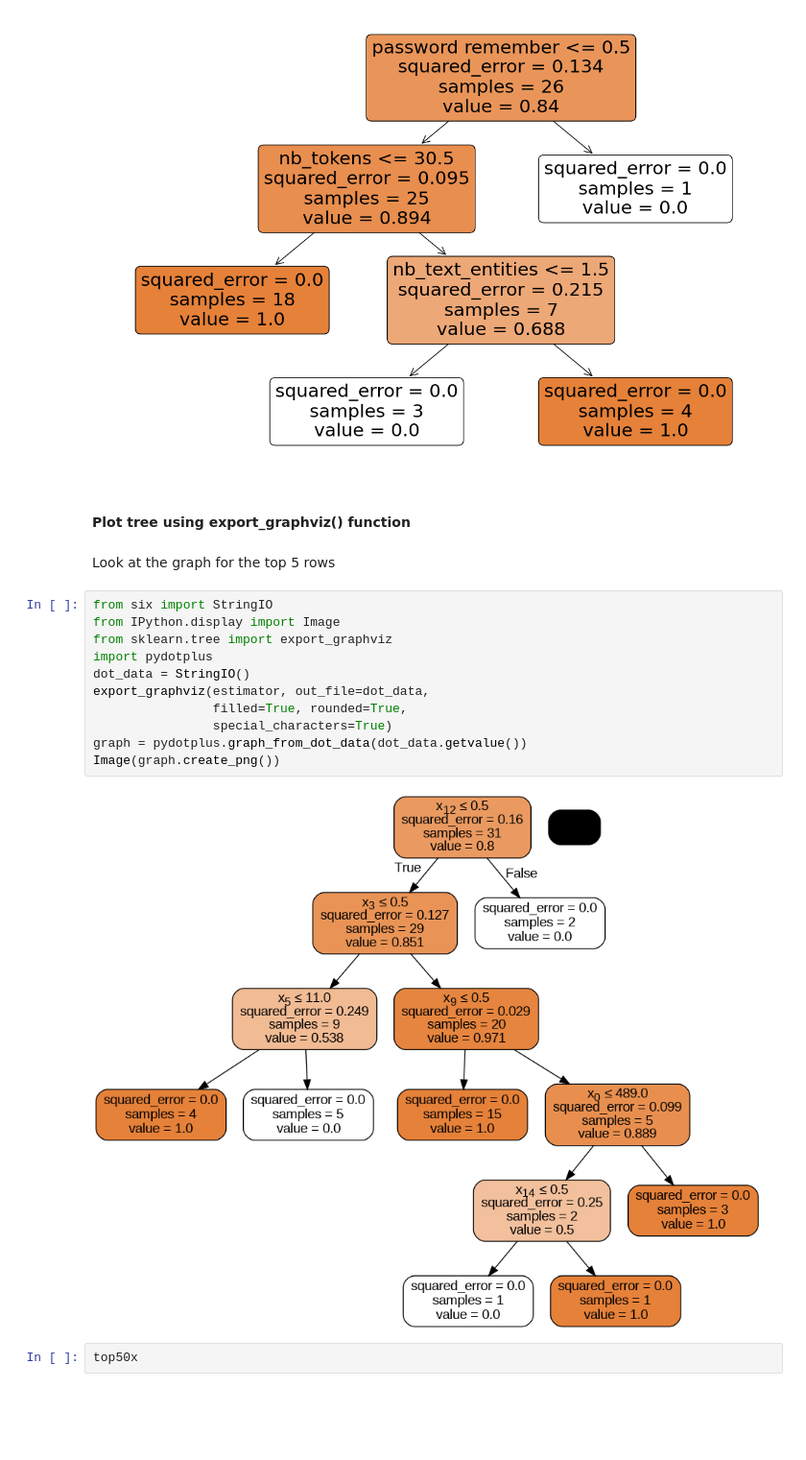
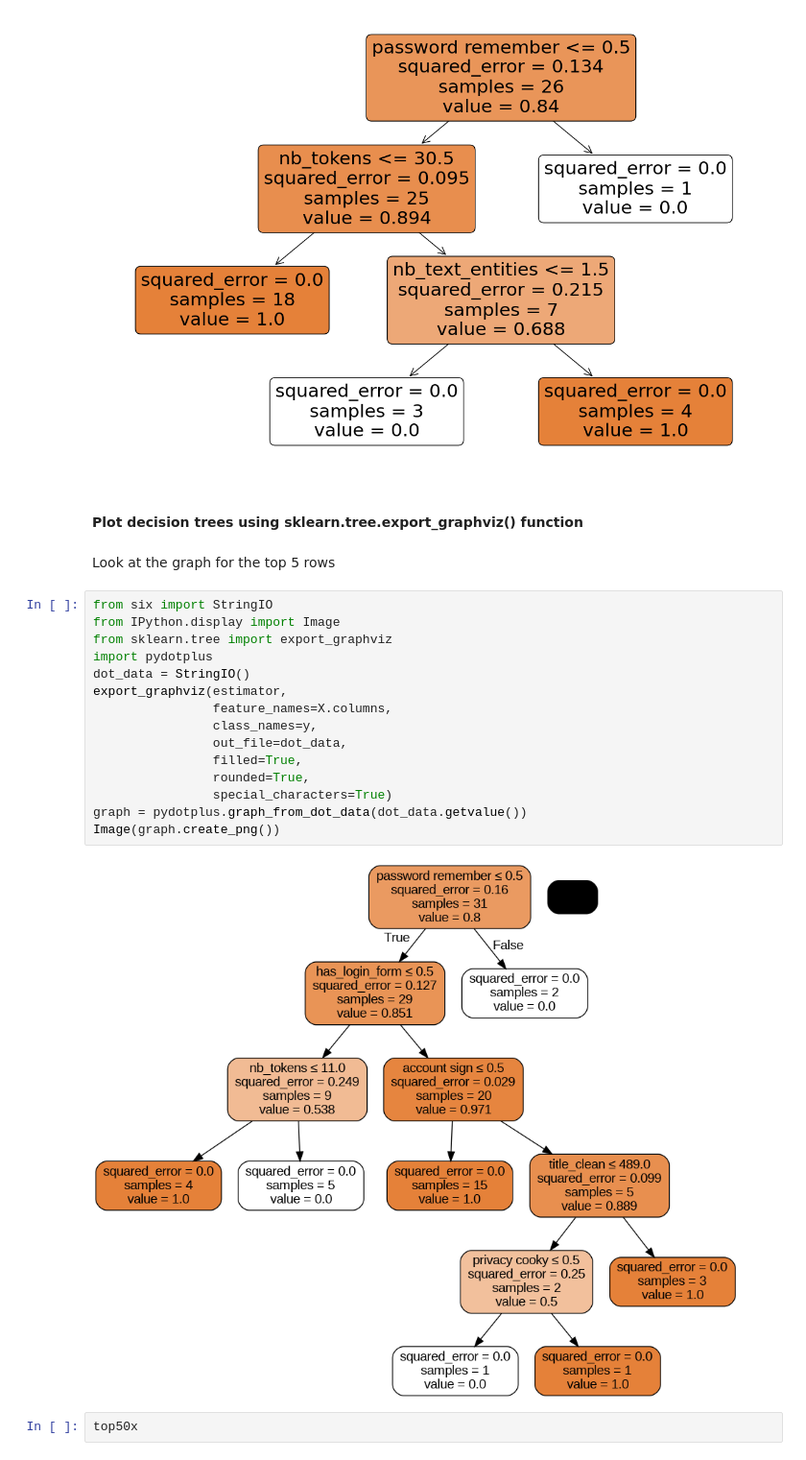
Before and after one commit to DeepCodeSec/ml1000-p3, a Jupyter notebook: notebooks/group_1_project_rf.ipynb, the cells around one changed output. Shown at 96% size. Cells and saved outputs as stored; diff of their text form; blank space fills up the shorter version.

Commit message:
Added feature names to export_graphviz()

```diff
--- a/notebooks/group_1_project_rf.ipynb
+++ b/notebooks/group_1_project_rf.ipynb
@@ -1014,22 +1014,26 @@ plot_tree(rf_model.estimators_[0],
  Text(0.8, 0.625, 'squared_error = 0.0\nsamples = 1\nvalue = 0.0')]
 [figure]
 # %% [markdown]
-#### Plot tree using export_graphviz() function
+#### Plot decision trees using sklearn.tree.export_graphviz() function
 # %% [markdown]
 Look at the graph for the top 5 rows
 # %%
 from six import StringIO
 from IPython.display import Image
 from sklearn.tree import export_graphviz
 import pydotplus
 dot_data = StringIO()
-export_graphviz(estimator, out_file=dot_data,
-                filled=True, rounded=True,
+export_graphviz(estimator,
+                feature_names=X.columns,
+                class_names=y,
+                out_file=dot_data,
+                filled=True,
+                rounded=True,
                 special_characters=True)
 graph = pydotplus.graph_from_dot_data(dot_data.getvalue())
 Image(graph.create_png())
 # %% [output]
-[figure, old version]
+[figure, new version]
 # %%
 top50x
 # %% [output]
```
